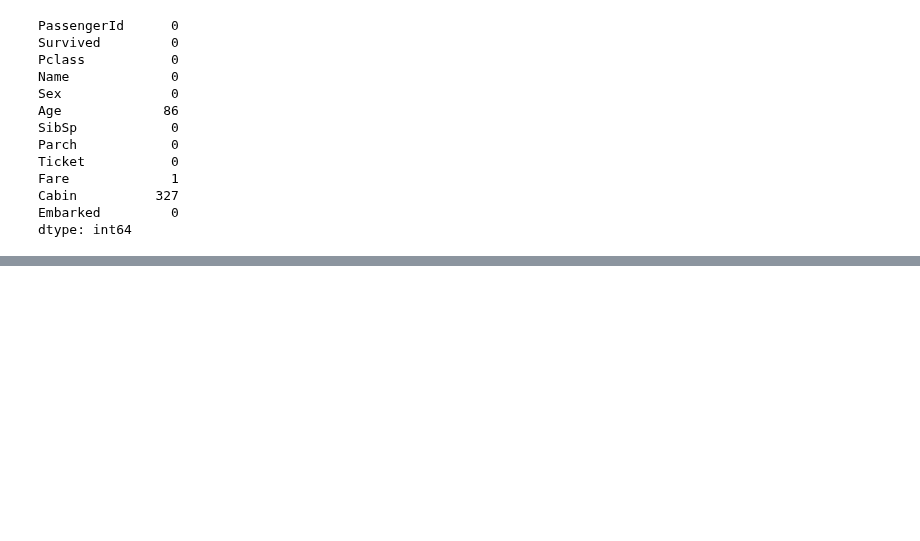
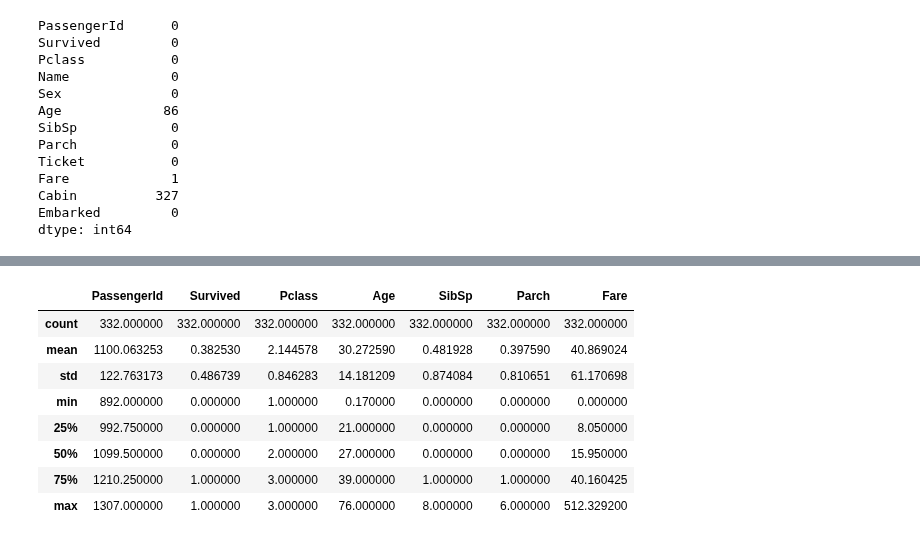
Before and after one commit to KeneanDita/Exploratory-Data-Analysis-EDA-, a Jupyter notebook: titanic_eda.ipynb, the cells around one changed output, grey strips where cells are left out. Drawn from its saved outputs; the diff is of its cells as text; code cells hidden in the pictures; blank space fills up the shorter version.

```diff
--- a/titanic_eda.ipynb
+++ b/titanic_eda.ipynb
@@ -1,8 +1,7 @@
 # %%
 import pandas as pd
-pd.options.display.max_rows = None
-pd.options.display.max_columns = None
+import matplotlib.pyplot as plt
+import seaborn as sns
 
 data = pd.read_csv('titanic.csv')
 # data.head(10)
-data
@@ -42,0 +92,12 @@ dtype: int64
+# %%
+data.describe()
+# %% [output]
+|  | PassengerId | Survived | Pclass | Age | SibSp | Parch | Fare |
+| count | 332.000000 | 332.000000 | 332.000000 | 332.000000 | 332.000000 | 332.000000 | 332.000000 |
+| mean | 1100.063253 | 0.382530 | 2.144578 | 30.272590 | 0.481928 | 0.397590 | 40.869024 |
+| std | 122.763173 | 0.486739 | 0.846283 | 14.181209 | 0.874084 | 0.810651 | 61.170698 |
+| min | 892.000000 | 0.000000 | 1.000000 | 0.170000 | 0.000000 | 0.000000 | 0.000000 |
+| 25% | 992.750000 | 0.000000 | 1.000000 | 21.000000 | 0.000000 | 0.000000 | 8.050000 |
+| 50% | 1099.500000 | 0.000000 | 2.000000 | 27.000000 | 0.000000 | 0.000000 | 15.950000 |
+| 75% | 1210.250000 | 1.000000 | 3.000000 | 39.000000 | 1.000000 | 1.000000 | 40.160425 |
+| max | 1307.000000 | 1.000000 | 3.000000 | 76.000000 | 8.000000 | 6.000000 | 512.329200 |
```
Also changed, not shown: parts of 9 cells of this notebook.
